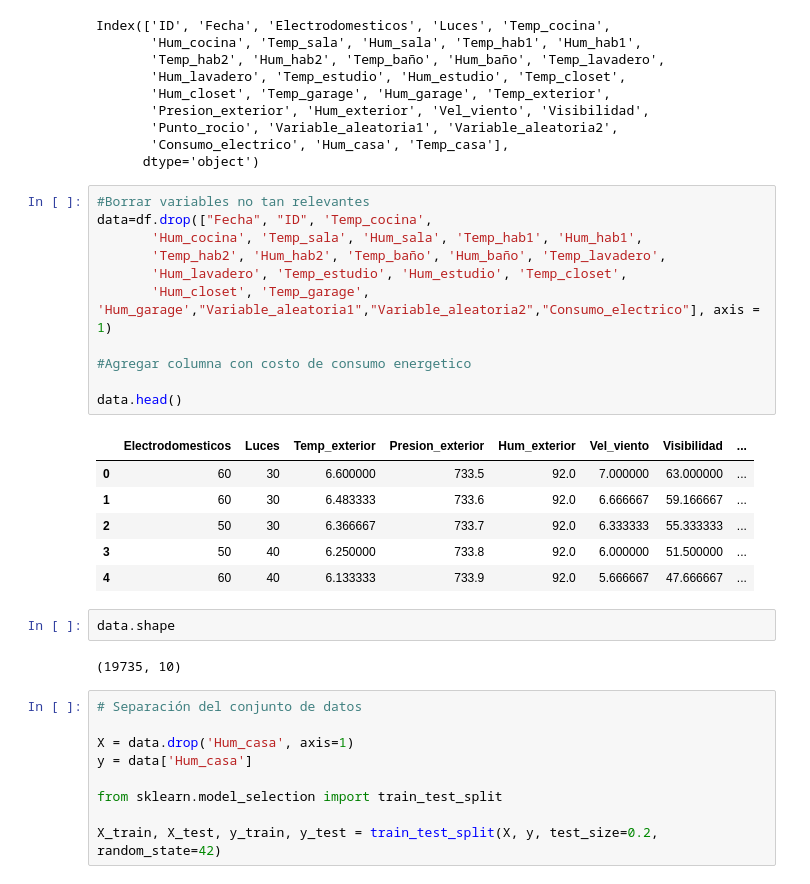
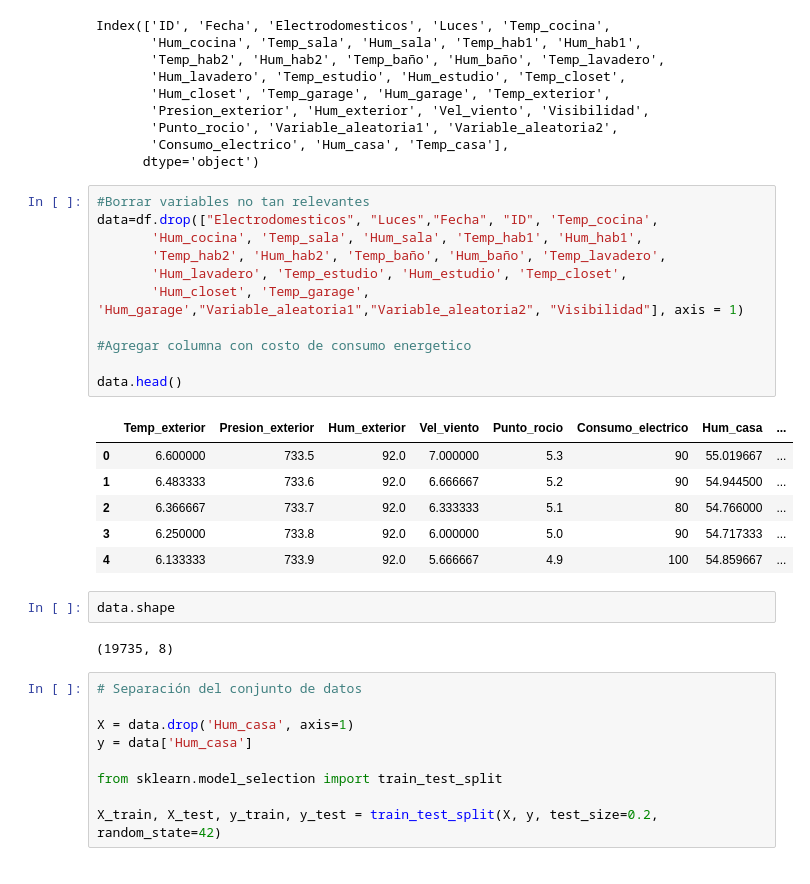
Before and after one commit to Gabymoctezuma/Proyecto-final, a Jupyter notebook: src/explore.ipynb, the cells around one changed output. Cells and saved outputs as stored; diff of their text form.

```diff
--- a/src/explore.ipynb
+++ b/src/explore.ipynb
@@ -645,26 +645,26 @@ Index(['ID', 'Fecha', 'Electrodomesticos', 'Luces', 'Temp_cocina',
       dtype='object')
 # %%
 #Borrar variables no tan relevantes
-data=df.drop(["Fecha", "ID", 'Temp_cocina',
+data=df.drop(["Electrodomesticos", "Luces","Fecha", "ID", 'Temp_cocina',
        'Hum_cocina', 'Temp_sala', 'Hum_sala', 'Temp_hab1', 'Hum_hab1',
        'Temp_hab2', 'Hum_hab2', 'Temp_baño', 'Hum_baño', 'Temp_lavadero',
        'Hum_lavadero', 'Temp_estudio', 'Hum_estudio', 'Temp_closet',
-       'Hum_closet', 'Temp_garage', 'Hum_garage',"Variable_aleatoria1","Variable_aleatoria2","Consumo_electrico"], axis = 1)
+       'Hum_closet', 'Temp_garage', 'Hum_garage',"Variable_aleatoria1","Variable_aleatoria2", "Visibilidad"], axis = 1)
 
 #Agregar columna con costo de consumo energetico
 
 data.head()
 # %% [output]
-|  | Electrodomesticos | Luces | Temp_exterior | Presion_exterior | Hum_exterior | Vel_viento | Visibilidad | ... |
-| 0 | 60 | 30 | 6.600000 | 733.5 | 92.0 | 7.000000 | 63.000000 | ... |
-| 1 | 60 | 30 | 6.483333 | 733.6 | 92.0 | 6.666667 | 59.166667 | ... |
-| 2 | 50 | 30 | 6.366667 | 733.7 | 92.0 | 6.333333 | 55.333333 | ... |
-| 3 | 50 | 40 | 6.250000 | 733.8 | 92.0 | 6.000000 | 51.500000 | ... |
-| 4 | 60 | 40 | 6.133333 | 733.9 | 92.0 | 5.666667 | 47.666667 | ... |
+|  | Temp_exterior | Presion_exterior | Hum_exterior | Vel_viento | Punto_rocio | Consumo_electrico | Hum_casa | ... |
+| 0 | 6.600000 | 733.5 | 92.0 | 7.000000 | 5.3 | 90 | 55.019667 | ... |
+| 1 | 6.483333 | 733.6 | 92.0 | 6.666667 | 5.2 | 90 | 54.944500 | ... |
+| 2 | 6.366667 | 733.7 | 92.0 | 6.333333 | 5.1 | 80 | 54.766000 | ... |
+| 3 | 6.250000 | 733.8 | 92.0 | 6.000000 | 5.0 | 90 | 54.717333 | ... |
+| 4 | 6.133333 | 733.9 | 92.0 | 5.666667 | 4.9 | 100 | 54.859667 | ... |
 # %%
 data.shape
 # %% [output]
-(19735, 10)
+(19735, 8)
 # %%
 # Separación del conjunto de datos
 
```
Also changed, not shown: parts of 3 cells of this notebook, 1 other file.
